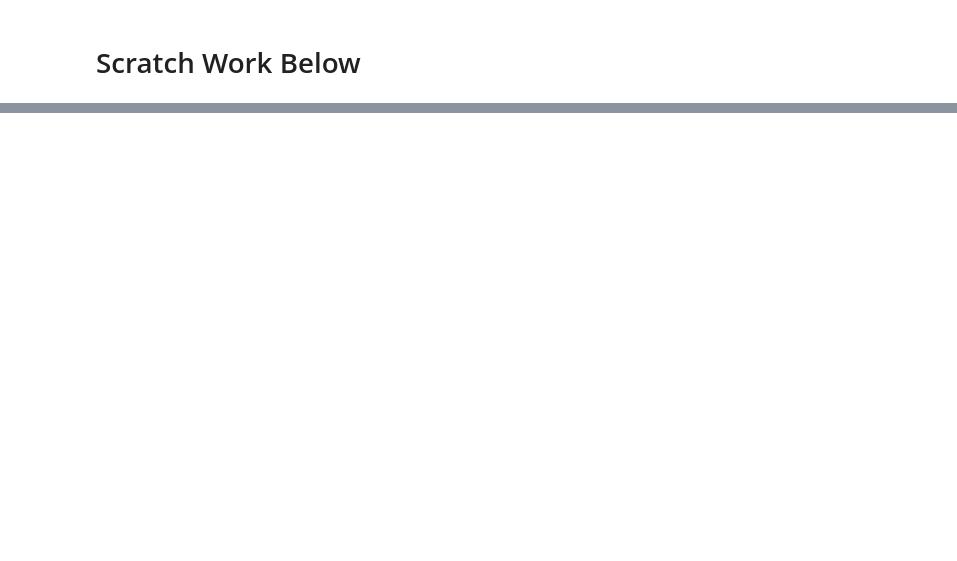
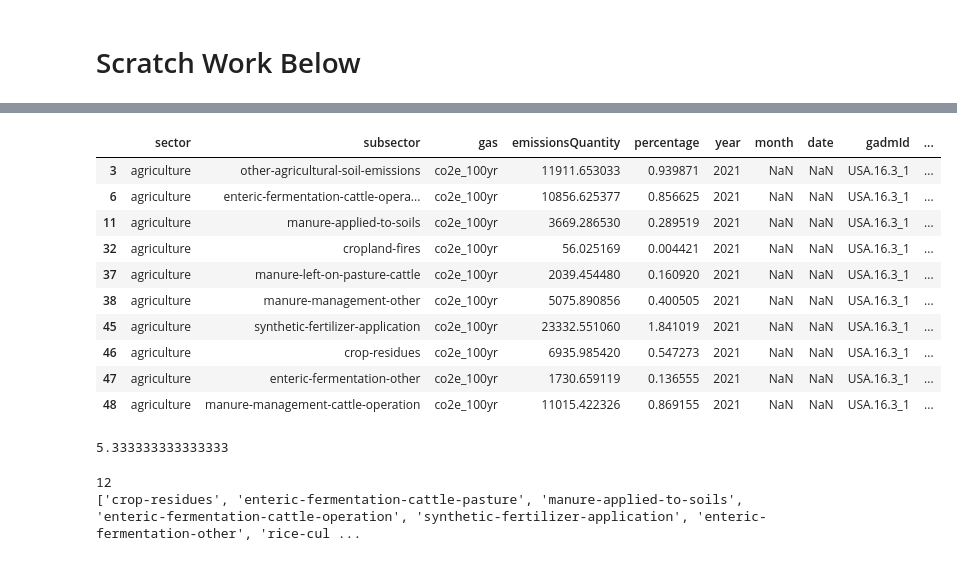
Before and after one commit to Gerardo-S/crop-yield, a Jupyter notebook: notebooks/c_doty.ipynb, the cells around one changed output, grey strips where cells are left out. Cells and saved outputs as stored; diff of their text form; code cells hidden in the pictures; blank space fills up the shorter version.

```diff
--- a/notebooks/c_doty.ipynb
+++ b/notebooks/c_doty.ipynb
@@ -162,0 +226,25 @@ print(duplicates[["description", "class", "statistic_category"]].drop_duplicates
+# %%
+df_agr = df[df["sector"] == "agriculture"].copy()
+df_agr.head(10)
+# %% [output]
+|  | sector | subsector | gas | emissionsQuantity | percentage | year | month | date | gadmId | ... |
+| 3 | agriculture | other-agricultural-soil-emissions | co2e_100yr | 11911.653033 | 0.939871 | 2021 | NaN | NaN | USA.16.3_1 | ... |
+| 6 | agriculture | enteric-fermentation-cattle-opera... | co2e_100yr | 10856.625377 | 0.856625 | 2021 | NaN | NaN | USA.16.3_1 | ... |
+| 11 | agriculture | manure-applied-to-soils | co2e_100yr | 3669.286530 | 0.289519 | 2021 | NaN | NaN | USA.16.3_1 | ... |
+| 32 | agriculture | cropland-fires | co2e_100yr | 56.025169 | 0.004421 | 2021 | NaN | NaN | USA.16.3_1 | ... |
+| 37 | agriculture | manure-left-on-pasture-cattle | co2e_100yr | 2039.454480 | 0.160920 | 2021 | NaN | NaN | USA.16.3_1 | ... |
+| 38 | agriculture | manure-management-other | co2e_100yr | 5075.890856 | 0.400505 | 2021 | NaN | NaN | USA.16.3_1 | ... |
+| 45 | agriculture | synthetic-fertilizer-application | co2e_100yr | 23332.551060 | 1.841019 | 2021 | NaN | NaN | USA.16.3_1 | ... |
+| 46 | agriculture | crop-residues | co2e_100yr | 6935.985420 | 0.547273 | 2021 | NaN | NaN | USA.16.3_1 | ... |
+| 47 | agriculture | enteric-fermentation-other | co2e_100yr | 1730.659119 | 0.136555 | 2021 | NaN | NaN | USA.16.3_1 | ... |
+| 48 | agriculture | manure-management-cattle-operation | co2e_100yr | 11015.422326 | 0.869155 | 2021 | NaN | NaN | USA.16.3_1 | ... |
+# %%
+len(df)/len(df_agr)
+# %% [output]
+5.333333333333333
+# %%
+print(len(set(df_agr["subsector"].tolist())))
+print(list(set(df_agr["subsector"].tolist())))
+# %% [output]
+12
+['crop-residues', 'enteric-fermentation-cattle-pasture', 'manure-applied-to-soils', 'enteric-fermentation-cattle-operation', 'synthetic-fertilizer-application', 'enteric-fermentation-other', 'rice-cul ...
```
Also changed, not shown: parts of 8 cells of this notebook.
